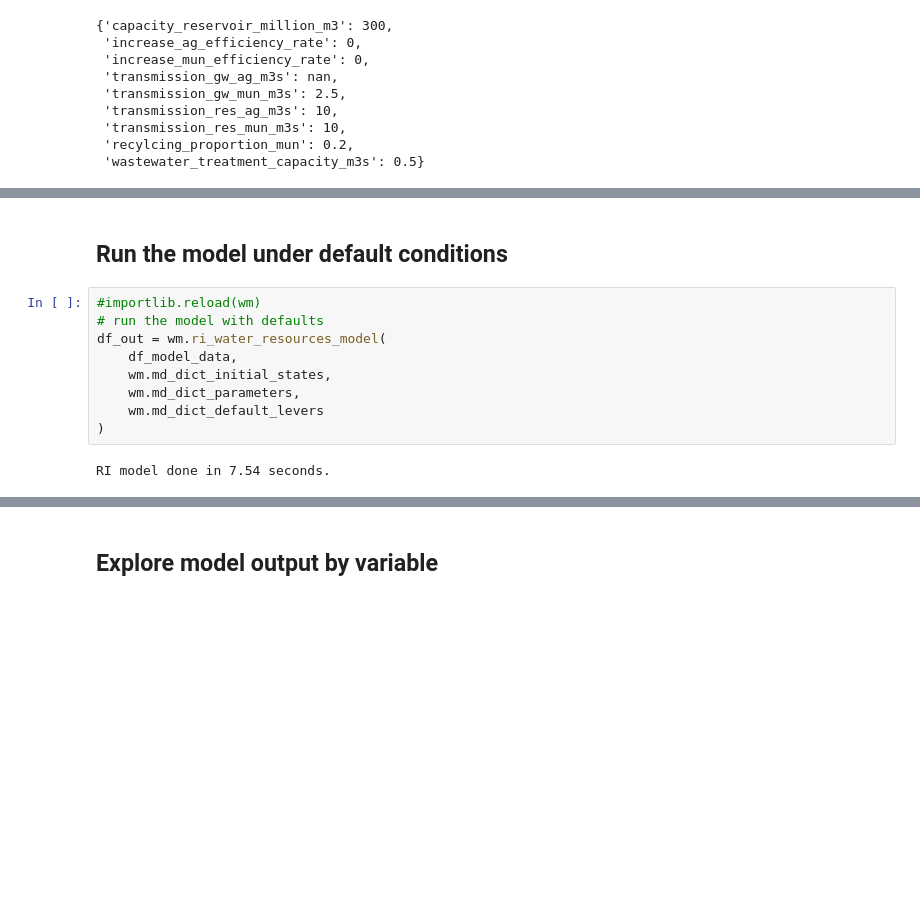
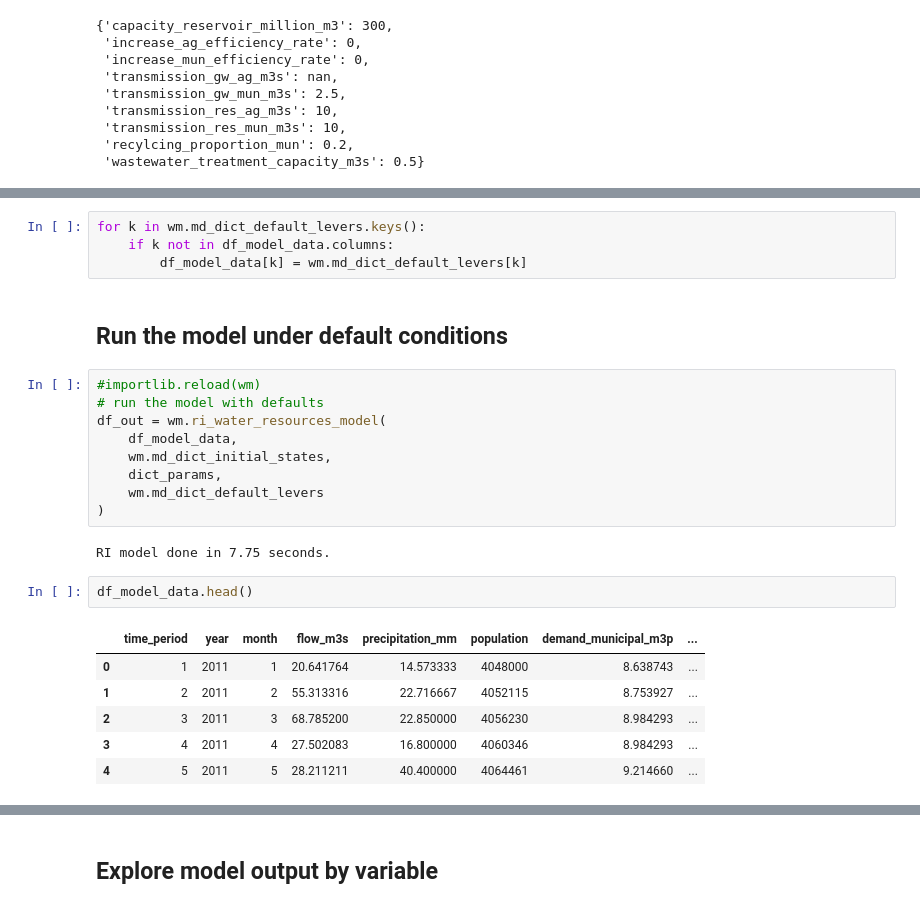
Before and after one commit to jcsyme/dmdu_scalable_computing_2023, a Jupyter notebook: crdm_project/python/crdm_project_explorer.ipynb, the cells around one changed output, grey strips where cells are left out. Saved outputs shown, nothing was run; the diff lists cells and outputs as text; blank space fills up the shorter version.

```diff
--- a/crdm_project/python/crdm_project_explorer.ipynb
+++ b/crdm_project/python/crdm_project_explorer.ipynb
@@ -67,3 +89,7 @@ wm.md_dict_default_levers
+# %%
+for k in wm.md_dict_default_levers.keys():
+    if k not in df_model_data.columns:
+        df_model_data[k] = wm.md_dict_default_levers[k]
 # %% [markdown]
 ## Run the model under default conditions
 # %%
@@ -72,11 +98,20 @@ wm.md_dict_default_levers
 df_out = wm.ri_water_resources_model(
     df_model_data,
     wm.md_dict_initial_states,
-    wm.md_dict_parameters,
+    dict_params,
     wm.md_dict_default_levers
 )
 # %% [output]
-RI model done in 7.54 seconds.
+RI model done in 7.75 seconds.
+# %%
+df_model_data.head()
+# %% [output]
+|  | time_period | year | month | flow_m3s | precipitation_mm | population | demand_municipal_m3p | ... |
+| 0 | 1 | 2011 | 1 | 20.641764 | 14.573333 | 4048000 | 8.638743 | ... |
+| 1 | 2 | 2011 | 2 | 55.313316 | 22.716667 | 4052115 | 8.753927 | ... |
+| 2 | 3 | 2011 | 3 | 68.785200 | 22.850000 | 4056230 | 8.984293 | ... |
+| 3 | 4 | 2011 | 4 | 27.502083 | 16.800000 | 4060346 | 8.984293 | ... |
+| 4 | 5 | 2011 | 5 | 28.211211 | 40.400000 | 4064461 | 9.214660 | ... |
 # %%
 df_out.head()
 # %% [output]
```
Also changed, not shown: parts of 10 cells of this notebook, 3 other files.
